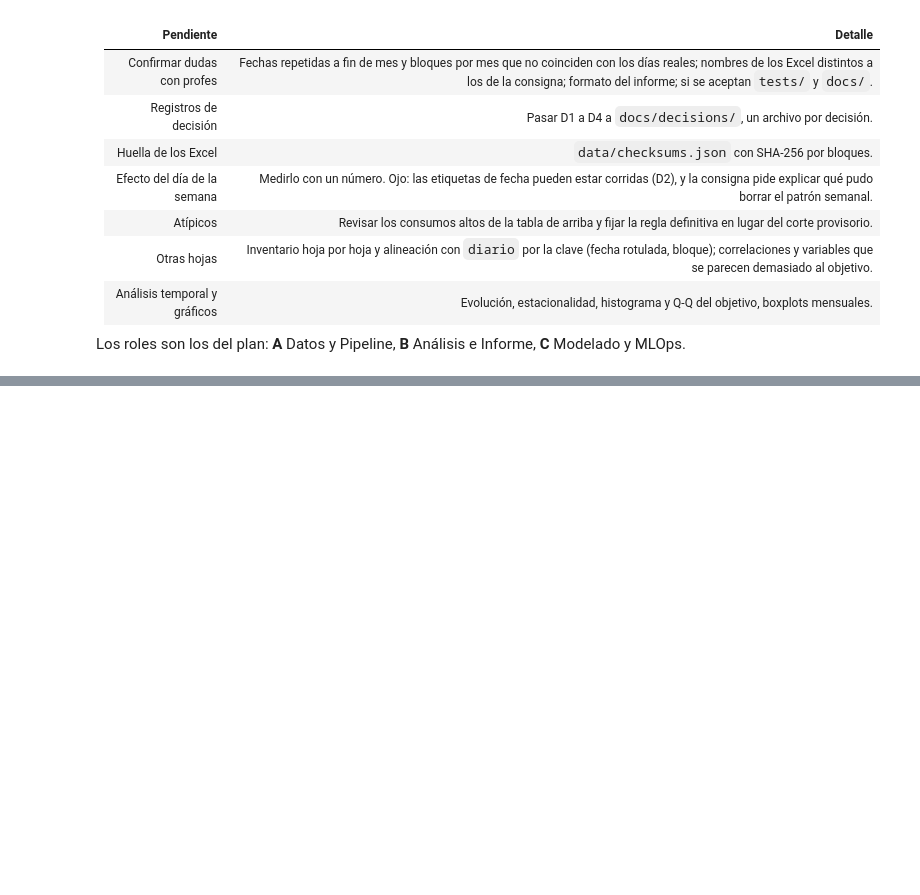
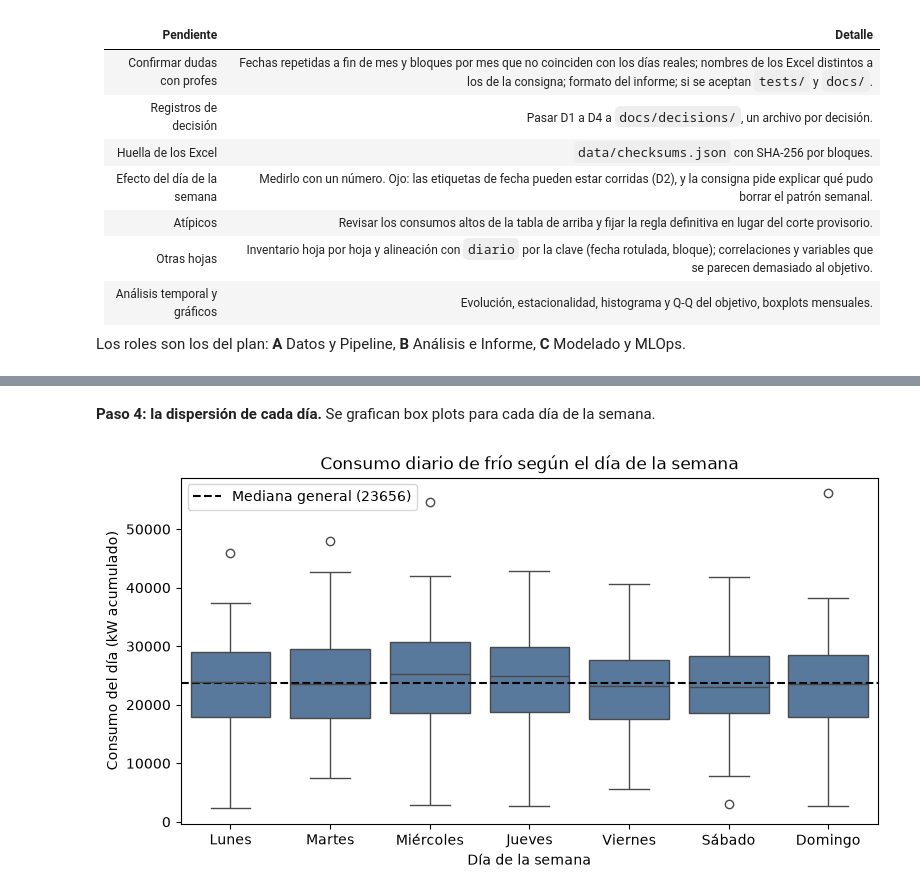
Before and after one commit to AlesioRios/Trabajo-Practico-Final-LD2, a Jupyter notebook: notebooks/eda.ipynb, the cells around one changed output, grey strips where cells are left out. Drawn from its saved outputs; the diff is of its cells as text; code cells hidden in the pictures; blank space fills up the shorter version.

```diff
--- a/notebooks/eda.ipynb
+++ b/notebooks/eda.ipynb
@@ -730,0 +772,8 @@ Los roles son los del plan: **A** Datos y Pipeline, **B** Análisis e Informe, *
+# %%
+dias_semana = ["Lunes", "Martes", "Miércoles", "Jueves", "Viernes", "Sábado", "Domingo"]
+
+analisis = diario.loc[diario["valido"], ["DIA", "consumo_dia"]].copy()
+analisis["dia_semana"] = analisis["DIA"].dt.dayofweek.map(dict(enumerate(dias_semana)))
+
+display(tabla_simple(formatear_fechas(analisis.head(10)), precision=0))
+print(f"Días usados: {len(analisis)} de {len(diario)}")
@@ -730,0 +815,16 @@ Los roles son los del plan: **A** Datos y Pipeline, **B** Análisis e Informe, *
+# %% [markdown]
+**Paso 4: la dispersión de cada día.** Se grafican box plots para cada día de la semana.
+# %%
+import matplotlib.pyplot as plt
+import seaborn as sns
+
+fig, ax = plt.subplots(figsize=(9, 4.5))
+sns.boxplot(data=analisis, x="dia_semana", y="consumo_dia", order=dias_semana, color="#4C78A8", ax=ax)
+ax.axhline(analisis["consumo_dia"].median(), color="black", linestyle="--", label=f"Mediana general ({(analisis["consumo_dia"].median()):.0f})")
+ax.set_xlabel("Día de la semana")
+ax.set_ylabel("Consumo del día (kW acumulado)")
+ax.set_title("Consumo diario de frío según el día de la semana")
+ax.legend()
+plt.show()
+# %% [output]
+[figure, added]
```
Also changed, not shown: parts of 11 cells of this notebook.
